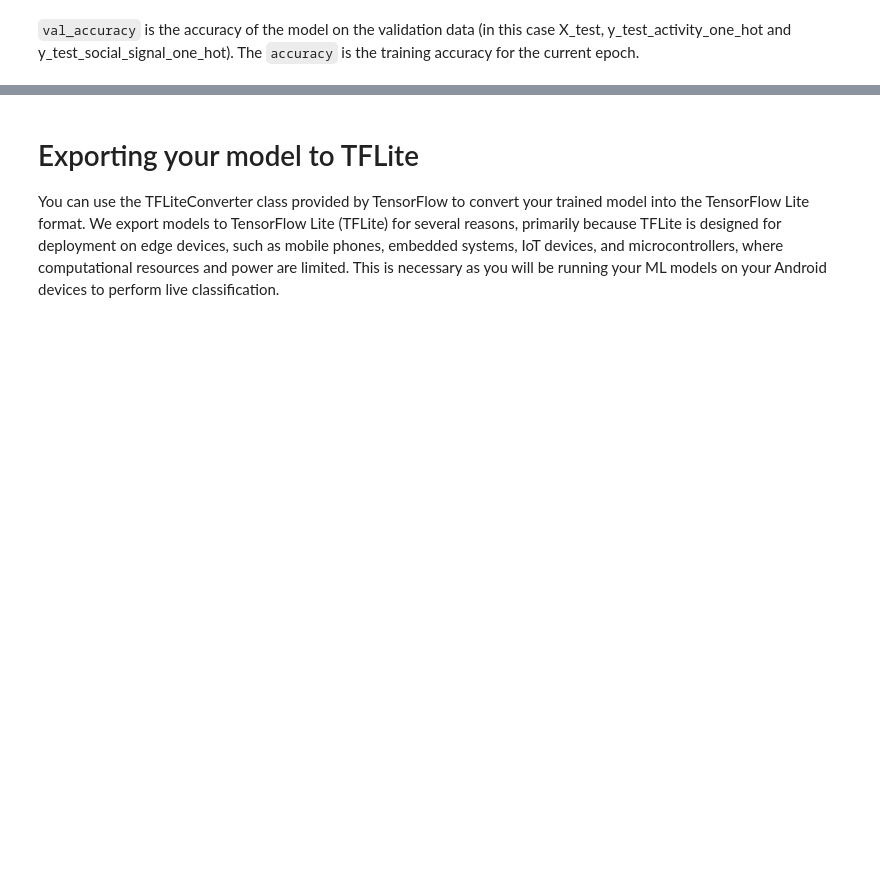
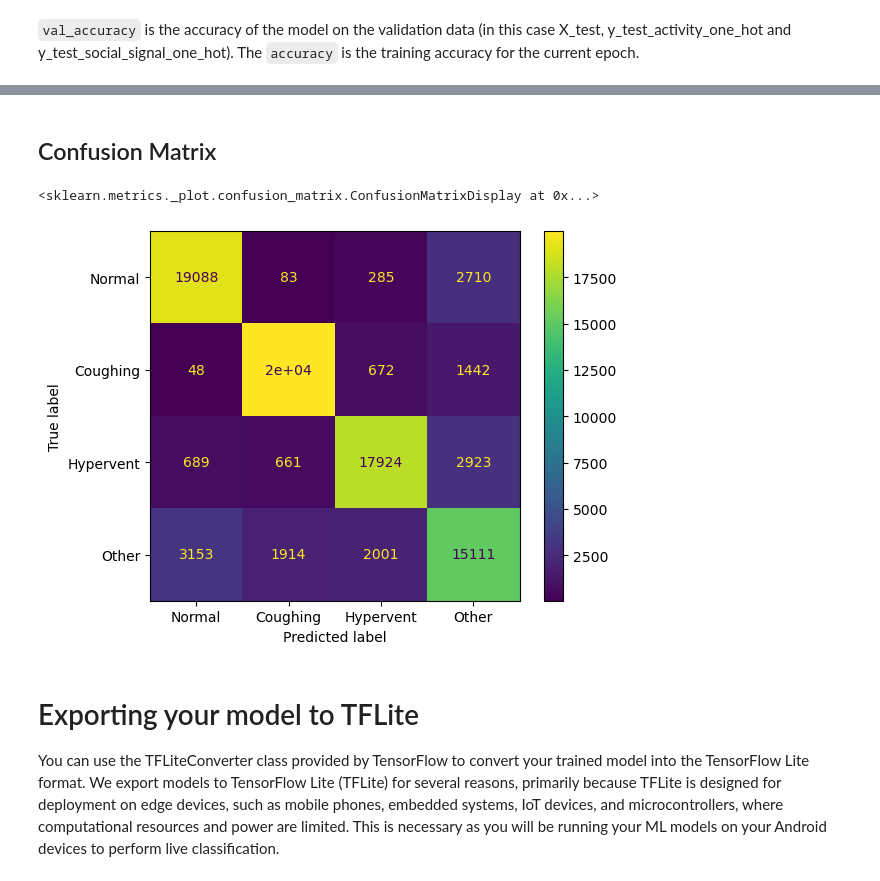
Before and after one commit to sean-comerford/ActivityApp, a Jupyter notebook: CNN_Respeck_only.ipynb, the cells around one changed output, grey strips where cells are left out. Drawn from its saved outputs; the diff is of its cells as text; code cells hidden in the pictures; blank space fills up the shorter version.

Commit message:
Added confusion matrix. 81.3% Social signal accuracy

```diff
--- a/CNN_Respeck_only.ipynb
+++ b/CNN_Respeck_only.ipynb
@@ -541,6 +541,11 @@ kfold = KFold(n_splits=5, shuffle=True, random_state=42)
 # Initialise lists to store the accuracy of each fold
 activity_accuracy = []
 social_signal_accuracy = []
+
+# Initialise lists to store the true and predicted labels for social signals for all folds
+# These lists will be used to create the confusion matrix for the social signal labels
+all_y_true_social_signal = []
+all_y_pred_social_signal = []
 
 # Perform KFold cross-validation
 fold_no = 1
@@ -553,6 +558,7 @@ for train_index, val_index in kfold.split(X_train):
     y_train_activity_fold, y_val_activity_fold = y_train_activity_one_hot[train_index], y_train_activity_one_hot[val_index]
     y_train_social_signal_fold, y_val_social_signal_fold = y_train_social_signal_one_hot[train_index], y_train_social_signal_one_hot[val_index]
 
+
     # Build and compile the model
     model = build_1d_cnn_model(input_shape, num_activity_classes, num_social_signal_classes)
 
@@ -563,7 +569,7 @@ for train_index, val_index in kfold.split(X_train):
         epochs=20,
         batch_size=32,
         validation_data=(X_val_fold, {'activity_output': y_val_activity_fold, 'social_signal_output': y_val_social_signal_fold}),
-        verbose = 0 # Set verbose to 1 to see the training progress
+        verbose=0,  # Optional: Set to 0 for silent training
     )
 
     # Evaluate the model on the validation set
@@ -578,6 +584,10 @@ for train_index, val_index in kfold.split(X_train):
     report_activity = classification_report(y_true_activity, y_pred_probs_activity, output_dict=True)
     report_social_signal = classification_report(y_true_social_signal, y_pred_probs_social_signal, output_dict=True)
 
+    # Collect predictions and true social signal labels for confusion matrix
+    all_y_true_social_signal.extend(y_true_social_signal)
+    all_y_pred_social_signal.extend(y_pred_probs_social_signal)
+
     # Append the reports to the lists for averaging later
     activity_accuracy.append(report_activity['accuracy'])
     social_signal_accuracy.append(report_social_signal['accuracy'])
@@ -588,6 +598,10 @@ for train_index, val_index in kfold.split(X_train):
 average_activity_accuracy = np.mean(activity_accuracy)
 average_social_signal_accuracy = np.mean(social_signal_accuracy)
 
+# Convert the lists for the confusion matrix to numpy arrays
+all_y_true_social_signal = np.array(all_y_true_social_signal)
+all_y_pred_social_signal = np.array(all_y_pred_social_signal)
+
 print(f"Average Activity Accuracy: {average_activity_accuracy:.4f}")
 print(f"Average Social Signal Accuracy: {average_social_signal_accuracy:.4f}")
 # %% [output]
@@ -611,3 +625,12 @@ Average Social Signal Accuracy: 0.8090
+# %% [markdown]
+## Confusion Matrix
+# %%
+# Generate confusion matrix
+cm = confusion_matrix(all_y_true_social_signal, all_y_pred_social_signal)
+ConfusionMatrixDisplay(cm, display_labels=['Normal', 'Coughing', 'Hypervent', 'Other']).plot()
+# %% [output]
+<sklearn.metrics._plot.confusion_matrix.ConfusionMatrixDisplay at 0x...>
+[figure, added]
 # %% [markdown]
 # Exporting your model to TFLite
 
```
Also changed, not shown: parts of 5 cells of this notebook.
